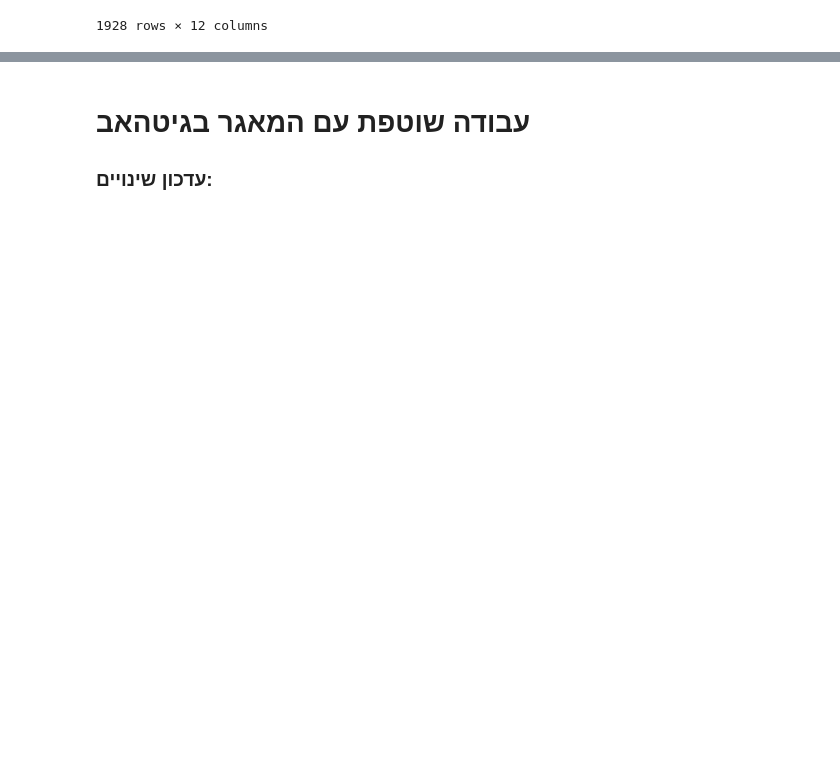
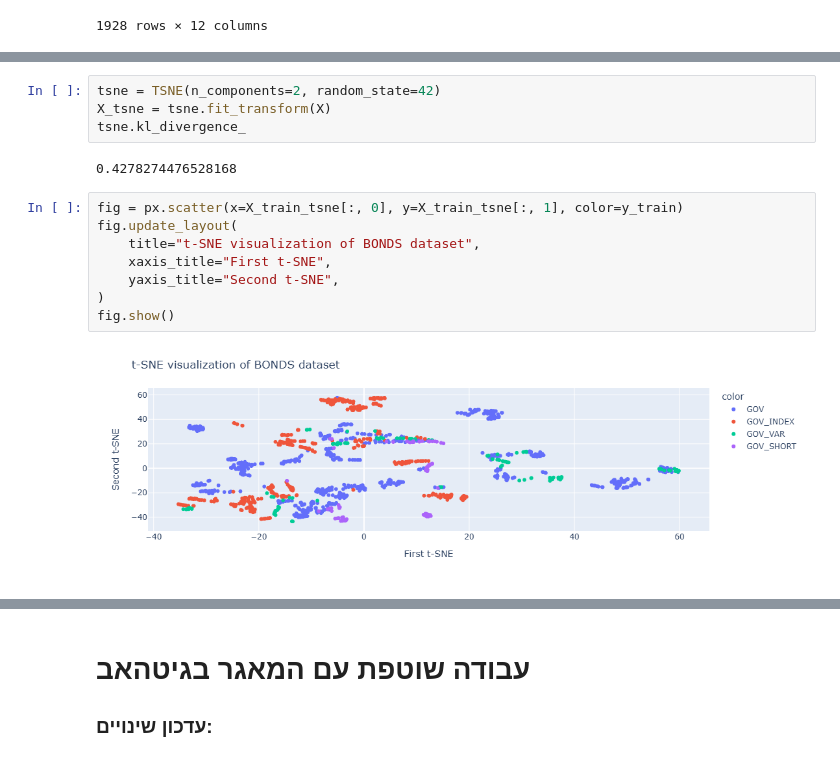
Before and after one commit to DorNatan/data-mining-project-2025, a Jupyter notebook: Data Mining Supervised (classification) 2025.ipynb, the cells around one changed output, grey strips where cells are left out. Cells and saved outputs as stored; diff of their text form; blank space fills up the shorter version.

```diff
--- a/Data Mining Supervised (classification) 2025.ipynb
+++ b/Data Mining Supervised (classification) 2025.ipynb
@@ -171,0 +178,16 @@ plt.show()
+# %%
+tsne = TSNE(n_components=2, random_state=42)
+X_tsne = tsne.fit_transform(X)
+tsne.kl_divergence_
+# %% [output]
+0.4278274476528168
+# %%
+fig = px.scatter(x=X_train_tsne[:, 0], y=X_train_tsne[:, 1], color=y_train)
+fig.update_layout(
+    title="t-SNE visualization of BONDS dataset",
+    xaxis_title="First t-SNE",
+    yaxis_title="Second t-SNE",
+)
+fig.show()
+# %% [output]
+[figure, added]
```
Also changed, not shown: parts of 7 cells of this notebook.
